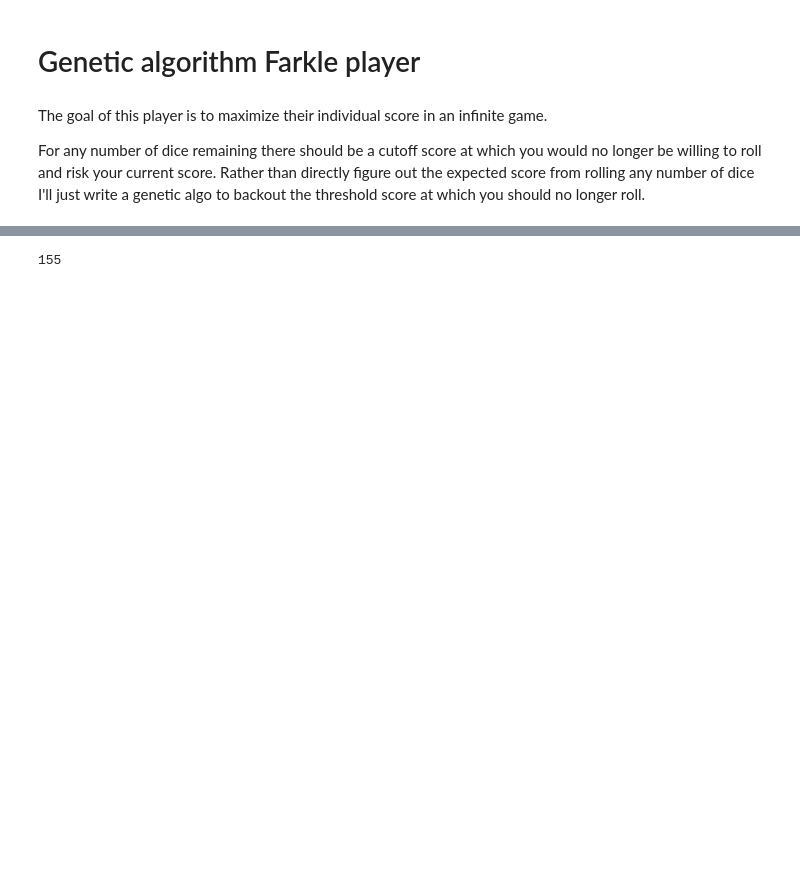
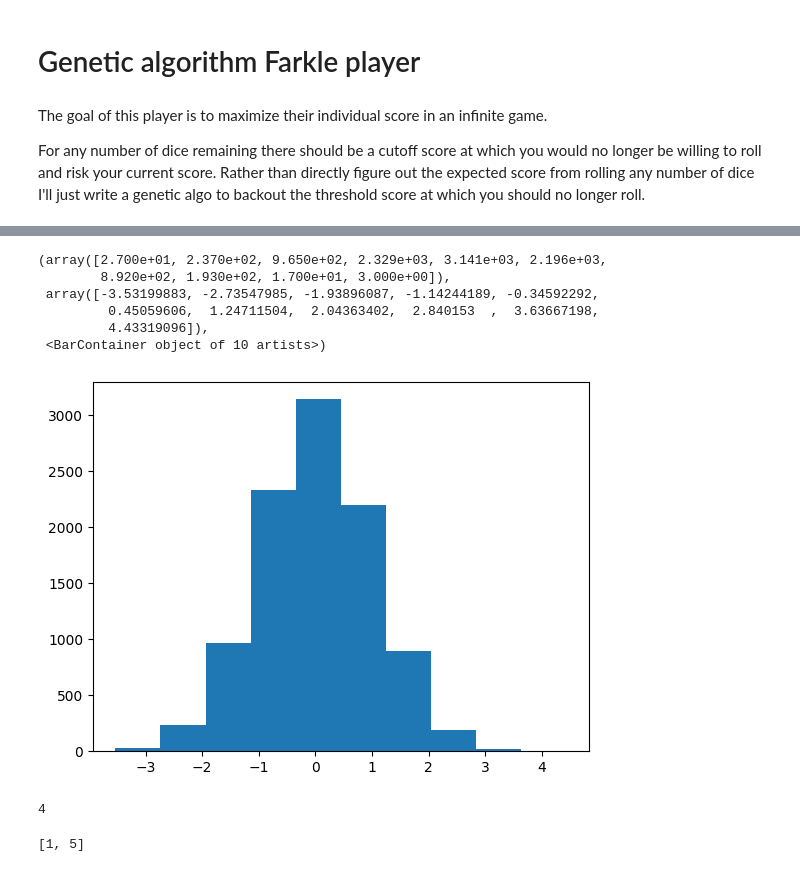
Before and after one commit to alex-b1729/py-farkle, a Jupyter notebook: library/src/models/genetic_halting_algo.ipynb, the cells around one changed output, grey strips where cells are left out. Drawn from its saved outputs; the diff is of its cells as text; code cells hidden in the pictures; blank space fills up the shorter version.

```diff
--- a/library/src/models/genetic_halting_algo.ipynb
+++ b/library/src/models/genetic_halting_algo.ipynb
@@ -194,9 +195,26 @@ Weighted score: 397.22222222222223
 
 
 RollDecision(dicehand_pre=DiceHand(free=[1, 2, 2, 2, 3, 4], locked=[], score=0), dicehand_post=DiceHand(free=[2, 2, 2, 3, 4], locked=[1], score=100), will_roll_again=True)
-# %%
-random.randrange(100, 200)
-# %% [output]
-155
+# %%
+l = [random.gauss(0, 1) for _ in range(10000)]
+
+plt.hist(l)
+# %% [output]
+(array([2.700e+01, 2.370e+02, 9.650e+02, 2.329e+03, 3.141e+03, 2.196e+03,
+        8.920e+02, 1.930e+02, 1.700e+01, 3.000e+00]),
+ array([-3.53199883, -2.73547985, -1.93896087, -1.14244189, -0.34592292,
+         0.45059606,  1.24711504,  2.04363402,  2.840153  ,  3.63667198,
+         4.43319096]),
+ <BarContainer object of 10 artists>)
+[figure, added]
+# %%
+l = [1,4,5]
+l.pop(1)
+# %% [output]
+4
+# %%
+l
+# %% [output]
+[1, 5]
 # %%
 num_epochs = 10
```
Also changed, not shown: parts of 9 cells of this notebook.
